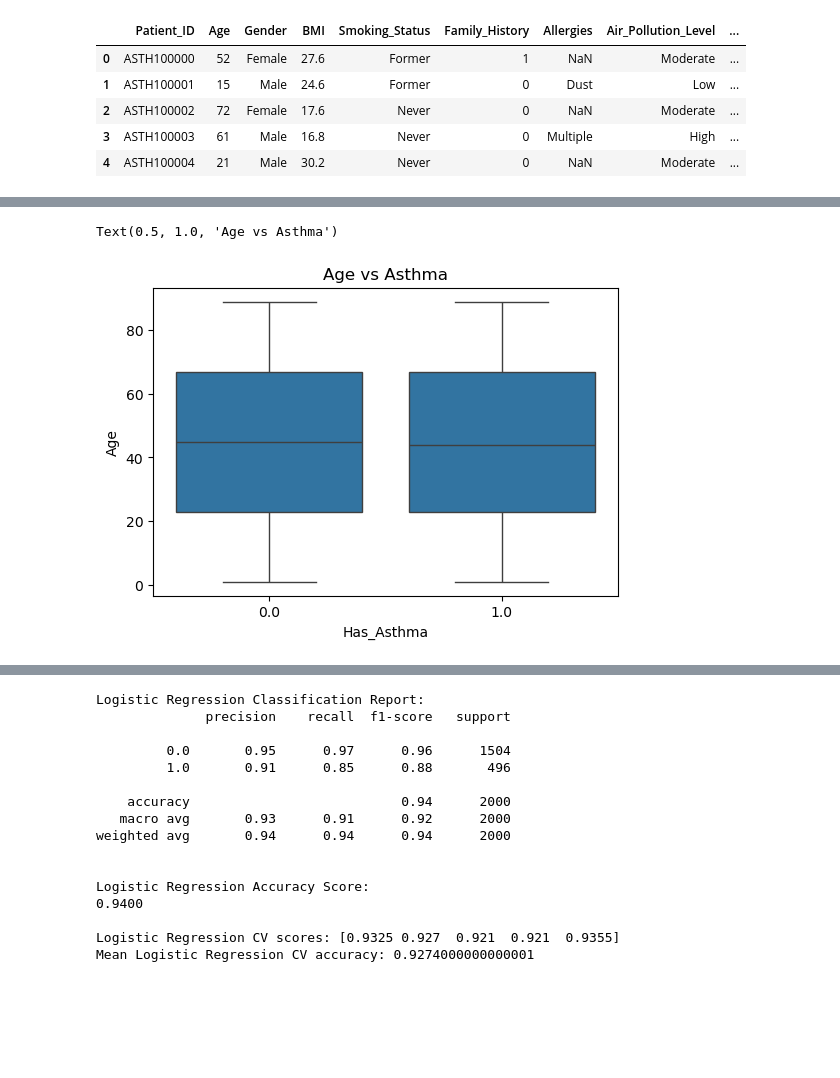
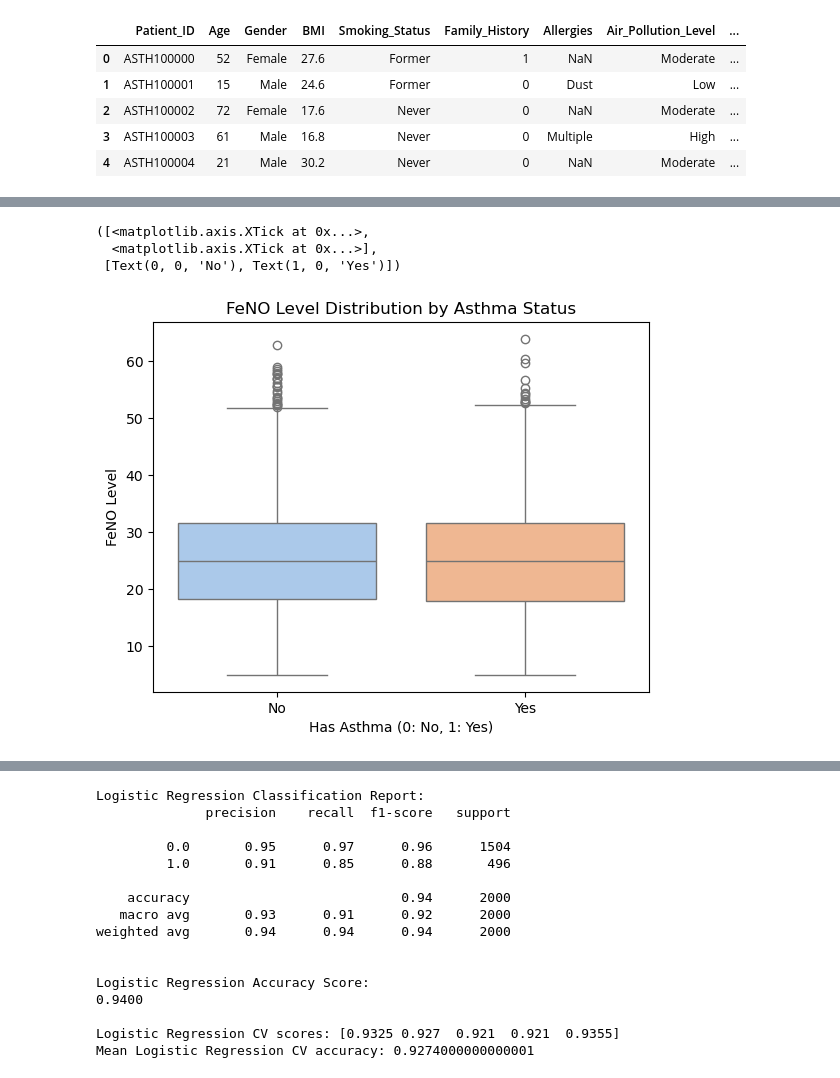
Before and after one commit to ParthShah007/DJS_Compute_tasks, a Jupyter notebook: asthma.ipynb, the cells around one changed output, grey strips where cells are left out. Drawn from its saved outputs; the diff is of its cells as text; code cells hidden in the pictures; blank space fills up the shorter version.

```diff
--- a/asthma.ipynb
+++ b/asthma.ipynb
@@ -145,7 +128,12 @@ plt.show()
-# %%
-plt.figure(figsize=(6,4))
-sns.boxplot(x="Has_Asthma", y="Age", data=df)
-plt.title("Age vs Asthma")
-# %% [output]
-Text(0.5, 1.0, 'Age vs Asthma')
-[figure, removed]
+# %%
+# from this we get the sense to put 25 as initial value in streamlit app
+sns.boxplot(data=df, x='Has_Asthma', y='FeNO_Level', palette='pastel')
+plt.title('FeNO Level Distribution by Asthma Status')
+plt.xlabel('Has Asthma (0: No, 1: Yes)')
+plt.ylabel('FeNO Level')
+plt.xticks([0, 1], ['No', 'Yes'])
+# %% [output]
+([<matplotlib.axis.XTick at 0x...>,
+  <matplotlib.axis.XTick at 0x...>],
+ [Text(0, 0, 'No'), Text(1, 0, 'Yes')])
+[figure, added]
```
Also changed, not shown: parts of 14 cells of this notebook, 2 other files.
